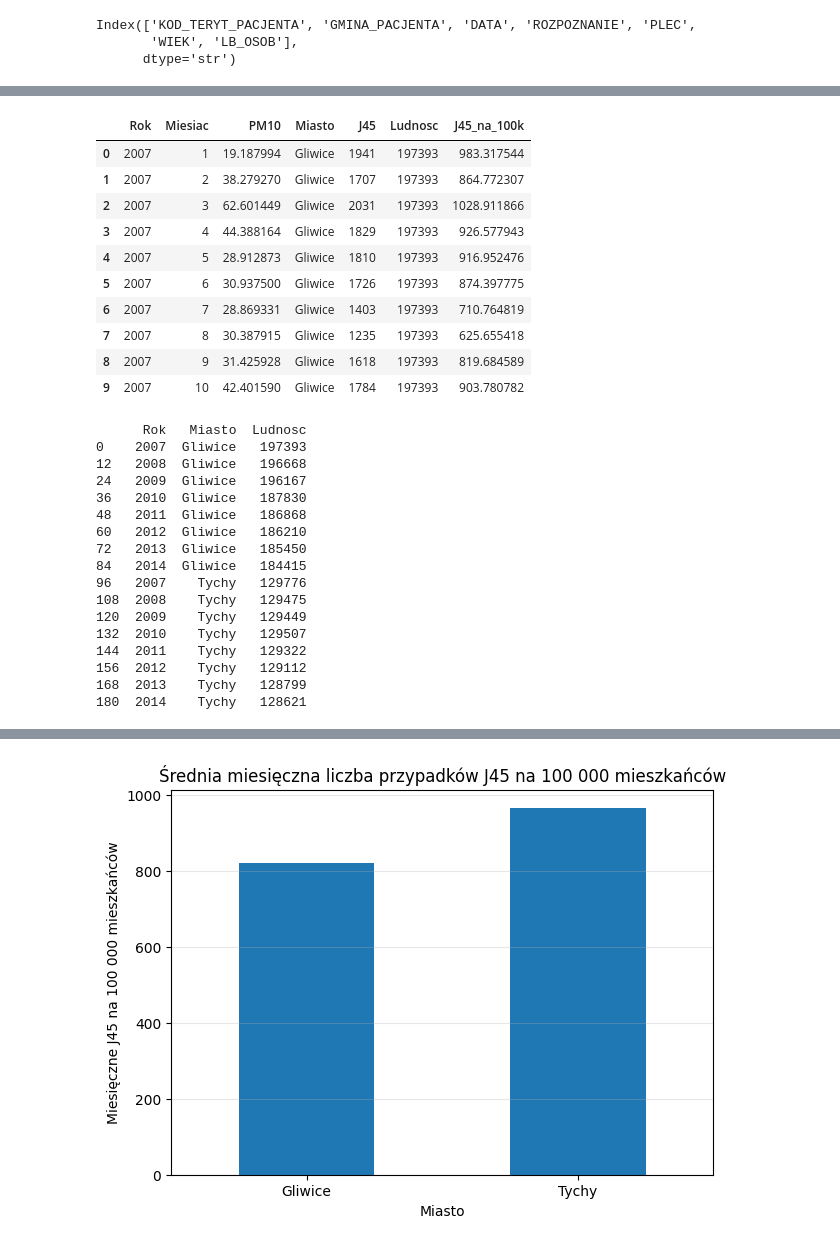
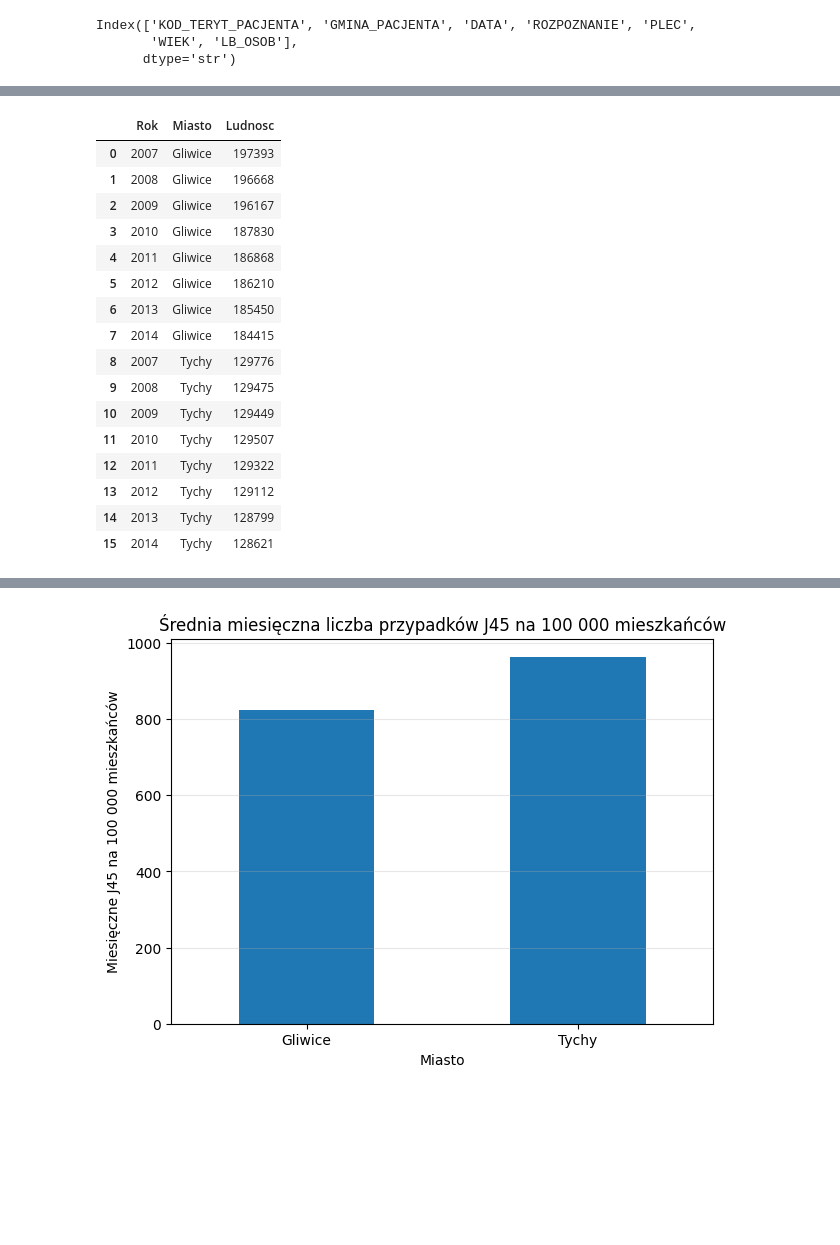
Before and after one commit to imxcvn/StatystykaProj, a Jupyter notebook: main.ipynb, the cells around one changed output, grey strips where cells are left out. Cells and saved outputs as stored; diff of their text form; code cells hidden in the pictures; blank space fills up the shorter version.

```diff
--- a/main.ipynb
+++ b/main.ipynb
@@ -267,61 +453,38 @@ Rozmiar finalnego zbioru: (192, 5)
 # %%
-# Dodanie liczby mieszkańców i standaryzacja liczby przypadków J45
+# Dane o liczbie mieszkańców
 
 population_data = pd.DataFrame({
     "Rok": [
         2007, 2008, 2009, 2010, 2011, 2012, 2013, 2014,
         2007, 2008, 2009, 2010, 2011, 2012, 2013, 2014
     ],
     "Miasto": [
         "Gliwice", "Gliwice", "Gliwice", "Gliwice", "Gliwice", "Gliwice", "Gliwice", "Gliwice",
         "Tychy", "Tychy", "Tychy", "Tychy", "Tychy", "Tychy", "Tychy", "Tychy"
     ],
     "Ludnosc": [
         197393, 196668, 196167, 187830, 186868, 186210, 185450, 184415,
         129776, 129475, 129449, 129507, 129322, 129112, 128799, 128621
     ]
 })
 
-# Dołączenie liczby mieszkańców do finalnego datasetu
-df_all = pd.merge(
-    df_all,
-    population_data,
-    on=["Rok", "Miasto"],
-    how="left"
-)
-
-# Obliczenie liczby przypadków J45 na 100 000 mieszkańców
-df_all["J45_na_100k"] = df_all["J45"] / df_all["Ludnosc"] * 100000
-
-display(df_all.head(10))
-print(df_all[["Rok", "Miasto", "Ludnosc"]].drop_duplicates().head(20))
+display(population_data)
 # %% [output]
-|  | Rok | Miesiac | PM10 | Miasto | J45 | Ludnosc | J45_na_100k |
-| 0 | 2007 | 1 | 19.187994 | Gliwice | 1941 | 197393 | 983.317544 |
-| 1 | 2007 | 2 | 38.279270 | Gliwice | 1707 | 197393 | 864.772307 |
-| 2 | 2007 | 3 | 62.601449 | Gliwice | 2031 | 197393 | 1028.911866 |
-| 3 | 2007 | 4 | 44.388164 | Gliwice | 1829 | 197393 | 926.577943 |
-| 4 | 2007 | 5 | 28.912873 | Gliwice | 1810 | 197393 | 916.952476 |
-| 5 | 2007 | 6 | 30.937500 | Gliwice | 1726 | 197393 | 874.397775 |
-| 6 | 2007 | 7 | 28.869331 | Gliwice | 1403 | 197393 | 710.764819 |
-| 7 | 2007 | 8 | 30.387915 | Gliwice | 1235 | 197393 | 625.655418 |
-| 8 | 2007 | 9 | 31.425928 | Gliwice | 1618 | 197393 | 819.684589 |
-| 9 | 2007 | 10 | 42.401590 | Gliwice | 1784 | 197393 | 903.780782 |
+|  | Rok | Miasto | Ludnosc |
+| 0 | 2007 | Gliwice | 197393 |
+| 1 | 2008 | Gliwice | 196668 |
+| 2 | 2009 | Gliwice | 196167 |
+| 3 | 2010 | Gliwice | 187830 |
+| 4 | 2011 | Gliwice | 186868 |
+| 5 | 2012 | Gliwice | 186210 |
+| 6 | 2013 | Gliwice | 185450 |
+| 7 | 2014 | Gliwice | 184415 |
+| 8 | 2007 | Tychy | 129776 |
+| 9 | 2008 | Tychy | 129475 |
+| 10 | 2009 | Tychy | 129449 |
+| 11 | 2010 | Tychy | 129507 |
+| 12 | 2011 | Tychy | 129322 |
+| 13 | 2012 | Tychy | 129112 |
+| 14 | 2013 | Tychy | 128799 |
+| 15 | 2014 | Tychy | 128621 |
-      Rok   Miasto  Ludnosc
-0    2007  Gliwice   197393
-12   2008  Gliwice   196668
-24   2009  Gliwice   196167
-36   2010  Gliwice   187830
-48   2011  Gliwice   186868
-60   2012  Gliwice   186210
-72   2013  Gliwice   185450
-84   2014  Gliwice   184415
-96   2007    Tychy   129776
-108  2008    Tychy   129475
-120  2009    Tychy   129449
-132  2010    Tychy   129507
-144  2011    Tychy   129322
-156  2012    Tychy   129112
-168  2013    Tychy   128799
-180  2014    Tychy   128621
 # %%
```
Also changed, not shown: parts of 54 cells of this notebook.
